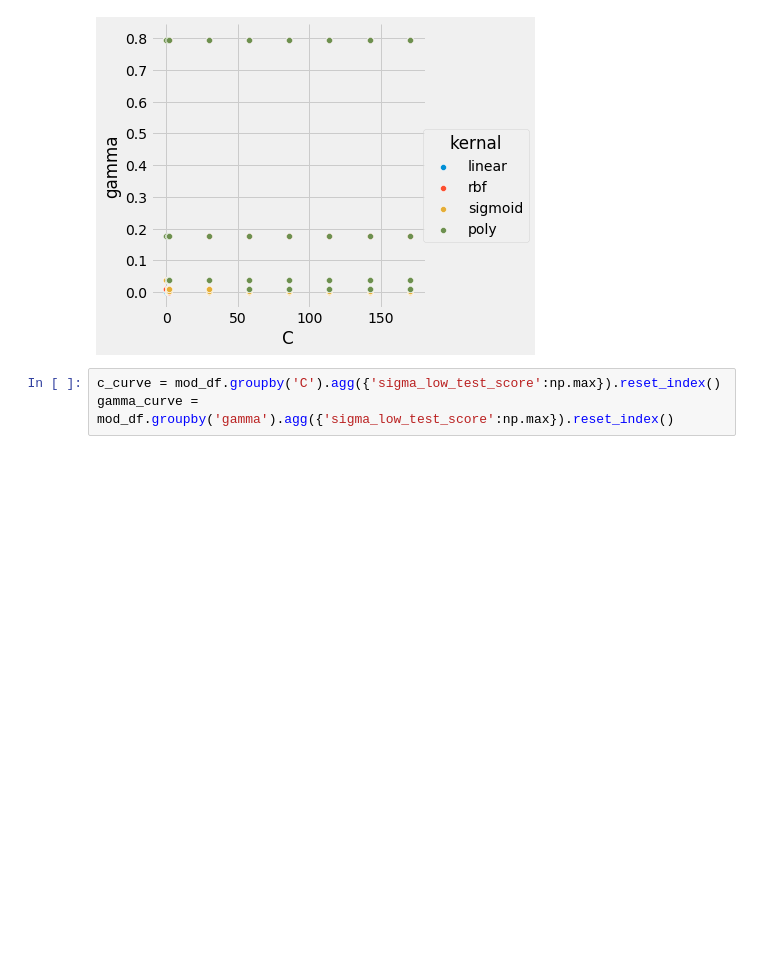
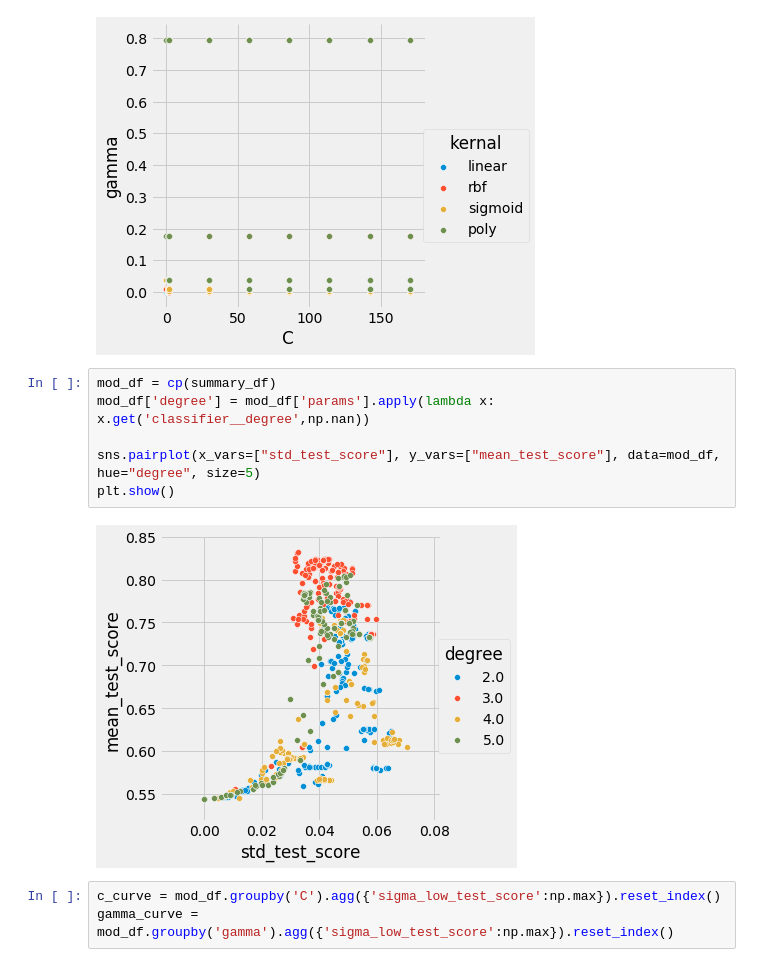
Before and after one commit to TychonautVII/heart_disease_dm, a Jupyter notebook: heart_disease/playground.ipynb, the cells around one changed output. Saved outputs shown, nothing was run; the diff lists cells and outputs as text; blank space fills up the shorter version.

Commit message:
paramater updates

```diff
--- a/heart_disease/playground.ipynb
+++ b/heart_disease/playground.ipynb
@@ -153,6 +153,14 @@ sns.pairplot(x_vars=["C"], y_vars=["gamma"], data=mod_df, hue="kernal", size=5)
 plt.show()
 # %% [output]
 [figure]
+# %%
+mod_df = cp(summary_df)
+mod_df['degree'] = mod_df['params'].apply(lambda x: x.get('classifier__degree',np.nan))
+
+sns.pairplot(x_vars=["std_test_score"], y_vars=["mean_test_score"], data=mod_df, hue="degree", size=5)
+plt.show()
+# %% [output]
+[figure, added]
 # %%
 c_curve = mod_df.groupby('C').agg({'sigma_low_test_score':np.max}).reset_index()
 gamma_curve = mod_df.groupby('gamma').agg({'sigma_low_test_score':np.max}).reset_index()
```
Also changed, not shown: 3 other files.
